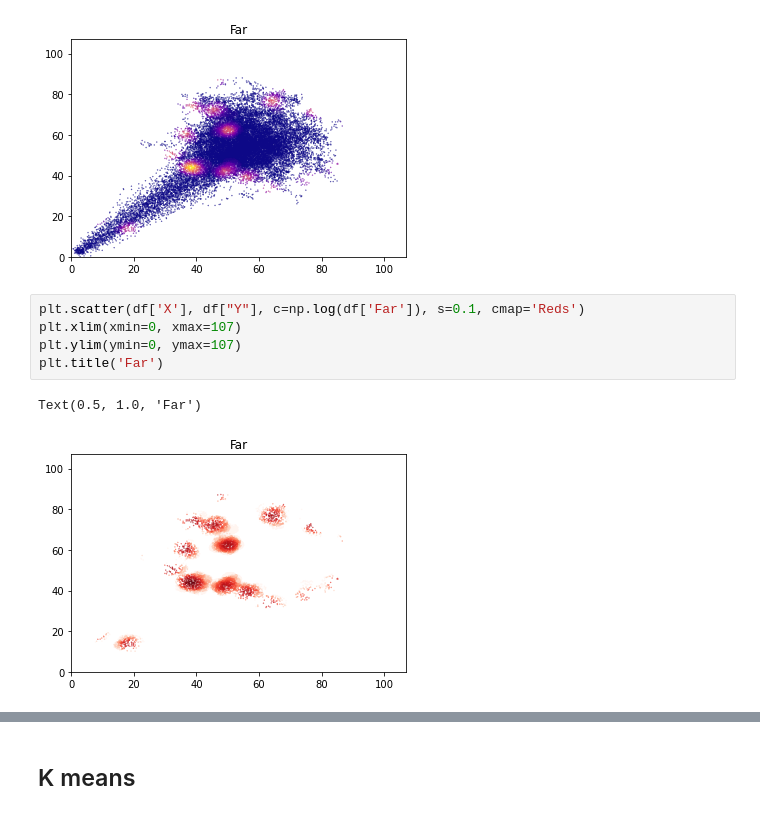
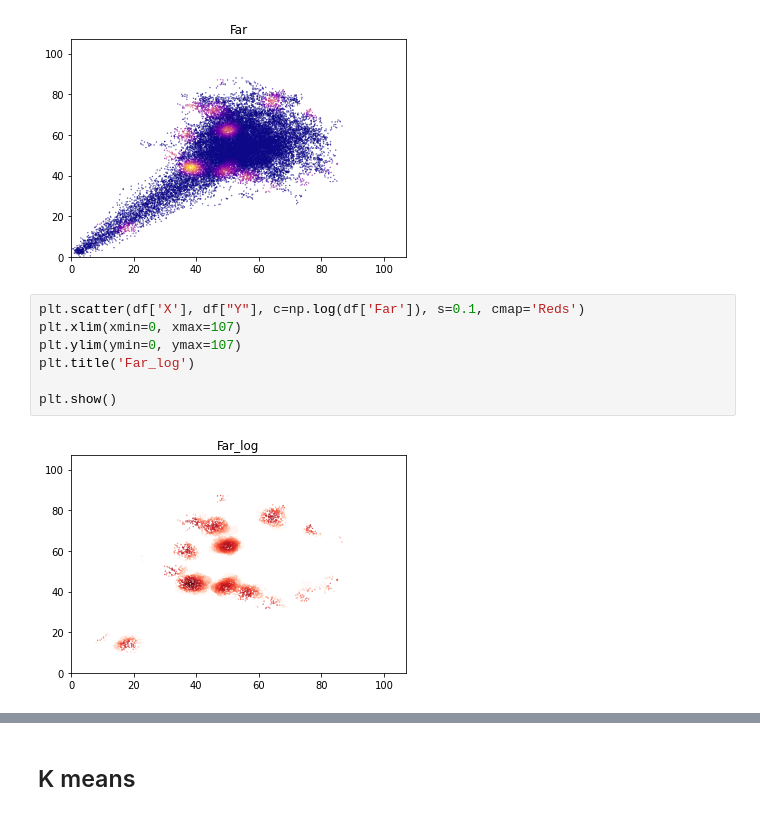
Before and after one commit to BillXSY/VE414, a Jupyter notebook: project/proj.ipynb, the cells around one changed output, grey strips where cells are left out. Saved outputs shown, nothing was run; the diff lists cells and outputs as text.

```diff
--- a/project/proj.ipynb
+++ b/project/proj.ipynb
@@ -84,11 +157,12 @@ Text(0.5, 1.0, 'Far')
 # %%
 plt.scatter(df['X'], df["Y"], c=np.log(df['Far']), s=0.1, cmap='Reds')
 plt.xlim(xmin=0, xmax=107)
 plt.ylim(ymin=0, ymax=107)
-plt.title('Far')
+plt.title('Far_log')
+
+plt.show()
 # %% [output]
-Text(0.5, 1.0, 'Far')
-[figure, old version]
+[figure, new version]
 # %% [markdown]
 # Task 2
 The main task is to estimate the number of Jiuling in the Forbidden Forrest, then the location of Jiuling. The estimated number of Jiuling and their locations will largely affected by your assumptions. You first need to make sure you know and understand all the assumptions your model is based on. As long as your assumptions are consistent with the data, whether those assumptions are correct “in practice” is a secondary objective.
```
Also changed, not shown: parts of 32 cells of this notebook, 4 other files.
